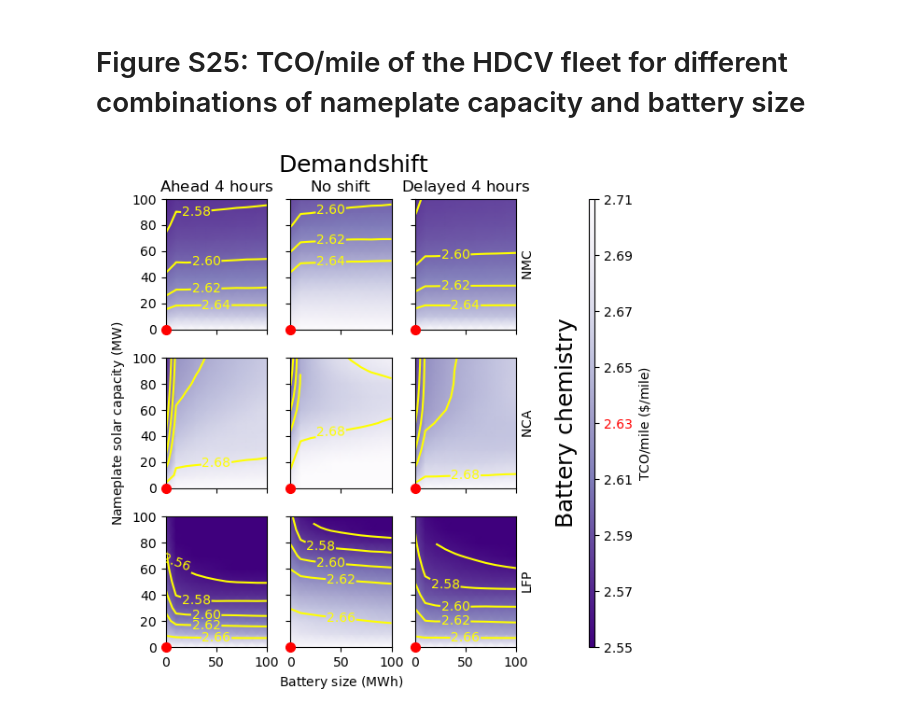
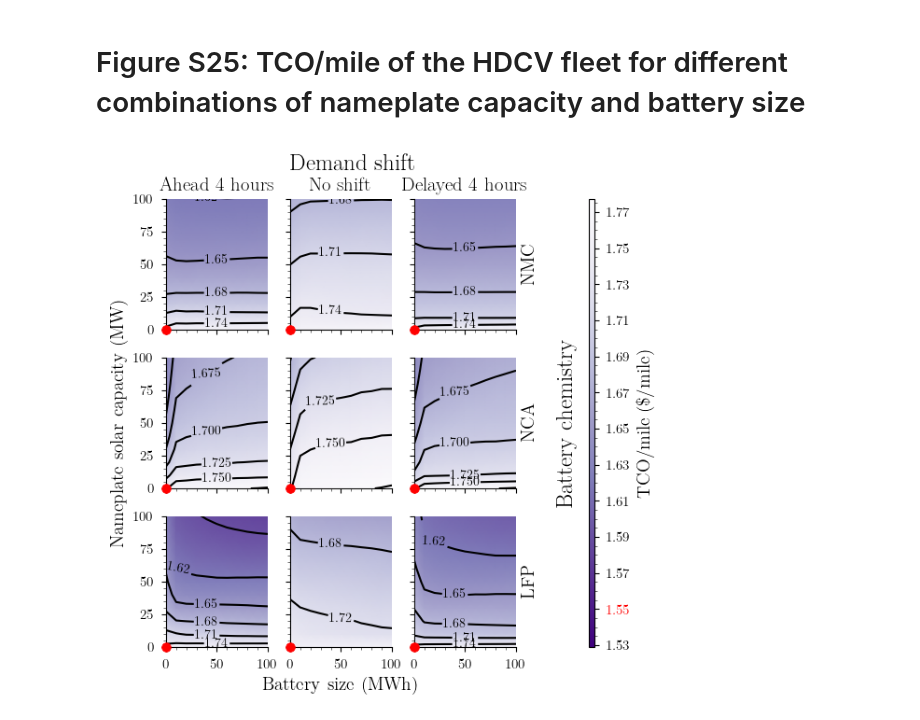
Before and after one commit to jnlucero96/DER_augmentation, a Jupyter notebook: src/suppl_sec6.ipynb, the cells around one changed output. Saved outputs shown, nothing was run; the diff lists cells and outputs as text; code cells hidden in the pictures.

```diff
--- a/src/suppl_sec6.ipynb
+++ b/src/suppl_sec6.ipynb
@@ -30,7 +20,7 @@ _data = read_excel("../data/Sample data for battery use optimization r3.xlsx")
 # %%
 t_h = _data["Time (hrs)"].to_numpy()
 grid_CO2_t = _data["Grid_CO2_hrs (kg)"].to_numpy()/907.185
-excess_load_demand_MW = _data["Grid_Energy_hrs (kWh)"]/1e3
+excess_load_demand_MW = _data["Grid_Energy_hrs (kWh)"].to_numpy()/1e3
 load_demand = excess_load_demand_MW.sum()
 avail_solar_cap_MW = _data["DER_Solar1MW_Pwr (MW)"].to_numpy()
 # %%
@@ -59,8 +60,8 @@ for key, val in _temp_data.items():
 # %%
-solar_sizes = linspace(0.0, 1000.0, 101)
-battery_sizes = linspace(0.0, 100.0, 100//10 + 1)
+nominal_site_sizes = linspace(0.0, 1000.0, 1000//10 + 1)
+pack_sizes = linspace(0.0, 100.0, 100//10 + 1)
 
-SOLAR, BATTERY = meshgrid(solar_sizes, battery_sizes, indexing="ij")
+SOLAR, BATTERY = meshgrid(nominal_site_sizes, pack_sizes, indexing="ij")
 # %%
 def compute_LCOPR(OCS, PV2GRID, PR, N, E0):
 
@@ -285,3 +297,6 @@ max_common_TCO_perMile = max([TCO_dayCab_wBatt_NMC_perMile.max(), TCO_dayCab_wBa
+# %%
+min_common_TCO_perMile = min([TCO_dayCab_fleet_wBatt_NMC_perMile.min(), TCO_dayCab_fleet_wBatt_NCA_perMile.min(), TCO_dayCab_fleet_wBatt_LFP_perMile.min()])
+max_common_TCO_perMile = max([TCO_dayCab_fleet_wBatt_NMC_perMile.max(), TCO_dayCab_fleet_wBatt_NCA_perMile.max(), TCO_dayCab_fleet_wBatt_LFP_perMile.max()])
 # %% [markdown]
 # Figure S17: Hourly available solar capacity
 # %%
@@ -429,12 +444,12 @@ line_color = "yellow"
 
 pmesh = ax.pcolormesh(BATTERY, SOLAR, carbon_reduction_optimal[:,1,:],
                       shading="gouraud", cmap="Purples_r", vmin=0.0, vmax=carbon_reduction_optimal[:,1,:].max())
-CS = ax.contour(BATTERY, SOLAR, carbon_reduction_optimal[:,1,:], levels=array([10, 20, 30, 40, 50, 60, 70]), colors=line_color, vmin=0.0, vmax=27.0)
+CS = ax.contour(BATTERY, SOLAR, carbon_reduction_optimal[:,1,:], levels=array([5, 10, 15, 20, 25, 30, 35]), colors=line_color, vmin=0.0, vmax=27.0)
 
 ax.clabel(CS, CS.levels, inline=True, fmt=fmt, fontsize=10)
 
 cbar = fig.colorbar(pmesh, ax=ax)
-cbar.set_label(r"$\mathrm{Excess}\ \mathrm{CO}_{2}\ \mathrm{emissions\ reduction\ (\%)}$", fontsize=14)
+cbar.set_label(r"$\textrm{Excess emissions reduction (\%)}$", fontsize=14)
 ax.set_xlabel(r"$\mathrm{Battery\ size\ (MWh)}$")
 ax.set_ylabel(r"$\mathrm{Nameplate\ solar\ capacity\ (MW)}$")
 
@@ -678,19 +782,35 @@ fig.savefig("../figures/FigS24.pdf")
 # %%
 fig, ax = subplots(3, 3, figsize=(6, 6), sharex=True, sharey=True)
 
-line_color="yellow"
+line_color="black"
 
 for i in range(3):
-    ax[0, i].pcolormesh(BATTERY, SOLAR, TCO_dayCab_wBatt_NMC_perMile[:,i,:], shading="gouraud", cmap="Purples_r", vmin=2.55, vmax=2.71)
-    CS0 = ax[0, i].contour(BATTERY, SOLAR, TCO_dayCab_wBatt_NMC_perMile[:, i, :], array([2.56, 2.58, 2.60, 2.62, 2.64]), colors=line_color, vmin=0.5*min_common_TCO_perMile, vmax=max_common_TCO_perMile)
+
+    ax[0, i].pcolormesh(BATTERY, SOLAR, TCO_dayCab_fleet_wBatt_NMC_perMile[:,i,:], shading="gouraud", cmap="Purples_r", vmin=min_common_TCO_perMile, vmax=max_common_TCO_perMile)
+
+    CS0 = ax[0, i].contour(BATTERY, SOLAR, TCO_dayCab_fleet_wBatt_NMC_perMile[:, i, :], 5, colors=line_color, vmin=(min_common_TCO_perMile), vmax=max_common_TCO_perMile)
+
+    if i == 0:
+        manual_positions_NMC = [(53.2, 4.7), (66.1, 75.4), (59.6, 17.6)]
+        manual_positions_LFP = [(74.3, 49.0), (85.3, 18.3), (20.7, 4.0)]
+    elif i == 1:
+        manual_positions_NMC = [(53.2, 4.7), (66.1, 75.4), (59.6, 17.6)]
+    elif i == 2:
+        manual_positions_NMC = [(53.2, 4.7), (66.1, 75.4), (59.6, 17.6)]
+    else:
+        manual_positions_NMC = False
+        manual_positions_LFP = False
+
     ax[0, i].clabel(CS0, CS0.levels, inline=True, fontsize=10)
 
-    ax[1, i].pcolormesh(BATTERY, SOLAR, TCO_dayCab_wBatt_NCA_perMile[:,i,:], shading="gouraud", cmap="Purples_r", vmin=2.55, vmax=2.71)
-    CS1 = ax[1, i].contour(BATTERY, SOLAR, TCO_dayCab_wBatt_NCA_perMile[:, i, :], array([2.60, 2.62, 2.64, 2.68]), colors=line_color, vmin=0.5*min_common_TCO_perMile, vmax=max_common_TCO_perMile)
+    ax[1, i].pcolormesh(BATTERY, SOLAR, TCO_dayCab_fleet_wBatt_NCA_perMile[:,i,:], shading="gouraud", cmap="Purples_r", vmin=(min_common_TCO_perMile), vmax=max_common_TCO_perMile)
+    CS1 = ax[1, i].contour(BATTERY, SOLAR, TCO_dayCab_fleet_wBatt_NCA_perMile[:, i, :], 6, colors=line_color, vmin=(min_common_TCO_perMile), vmax=max_common_TCO_perMile)
+
     ax[1, i].clabel(CS1, CS1.levels, inline=True, fontsize=10)
 
-    ax[2, i].pcolormesh(BATTERY, SOLAR, TCO_dayCab_wBatt_LFP_perMile[:,i,:], shading="gouraud", cmap="Purples_r", vmin=2.55, vmax=2.71)
-    CS2 = ax[2, i].contour(BATTERY, SOLAR, TCO_dayCab_wBatt_LFP_perMile[:, i, :], array([2.56, 2.58, 2.60, 2.62, 2.66]), colors=line_color, vmin=0.5*min_common_TCO_perMile, vmax=max_common_TCO_perMile)
+    ax[2, i].pcolormesh(BATTERY, SOLAR, TCO_dayCab_fleet_wBatt_LFP_perMile[:,i,:], shading="gouraud", cmap="Purples_r", vmin=(min_common_TCO_perMile), vmax=max_common_TCO_perMile)
+    CS2 = ax[2, i].contour(BATTERY, SOLAR, TCO_dayCab_fleet_wBatt_LFP_perMile[:, i, :], 6, colors=line_color, vmin=(min_common_TCO_perMile), vmax=max_common_TCO_perMile)
+
     ax[2, i].clabel(CS2, CS2.levels, inline=True, fontsize=10)
 
     for j in range(3):
@@ -708,37 +828,36 @@ ax[-1, 1].set_xlabel(r"$\mathrm{Battery\ size\ (MWh)}$")
 ax[1, 0].set_ylabel(r"$\mathrm{Nameplate\ solar\ capacity\ (MW)}$")
 
 for i in range(3):
     ax[i, -1].yaxis.set_label_position("right")
     for j in range(3):
         ax[i, j].set(xlim=(0.0, 100.0), ylim=(0.0, 100.0))
 
 cax = fig.add_axes([0.88, 0.1, 0.01, 0.9-0.1])
-cbar = fig.colorbar(ScalarMappable(Normalize(vmin=2.55, vmax=2.71), cmap="Purples_r"), cax=cax)
+cbar = fig.colorbar(ScalarMappable(Normalize(vmin=min_common_TCO_perMile, vmax=max_common_TCO_perMile), cmap="Purples_r"), cax=cax)
 cbar.set_label(r"$\mathrm{TCO/mile\ (\$/mile)}$")
-cbar.ax.axhline(1.63, ls="-", color="r", lw=3.0)
 
-cbar.ax.set_yticks(arange(2.55, 2.71, 0.02))
+cbar.ax.set_yticks(arange(1.53, 1.78, 0.02))
 ticks = cbar.ax.get_yticks()
-highlight_tick = min(ticks, key=lambda x: abs(x - 2.63))
+highlight_tick = pymin(ticks, key=lambda x: abs(x - 1.55))
 
 # Get the tick labels and color the specific tick label red
 for tick_label in cbar.ax.get_yticklabels():
-    if tick_label.get_text() == f"{highlight_tick:.2f}":
+    if tick_label.get_text() == r"$\mathdefault{" + f"{highlight_tick:.2f}" + r"}$":
         tick_label.set_color('red')
 
-fig.suptitle(r"$\mathrm{Demand shift}$", x=0.46, y=0.96, ha="center", va="center", fontsize=18)
+fig.suptitle(r"$\mathrm{Demand\ shift}$", x=0.46, y=0.96, ha="center", va="center", fontsize=18)
 
 fig.text(
     0.84, 0.5,
     r"$\mathrm{Battery\ chemistry}$",
     va="center", ha="center",
     fontsize=18,
     rotation="vertical"
     )
 
 fig.tight_layout()
 
 fig.subplots_adjust(right=0.75, bottom=0.1, top=0.9)
 fig.savefig("../figures/FigS25.pdf")
 # %% [output]
-[figure, old version]
+[figure, new version]
```
Also changed, not shown: parts of 22 cells of this notebook, 48 other files.
